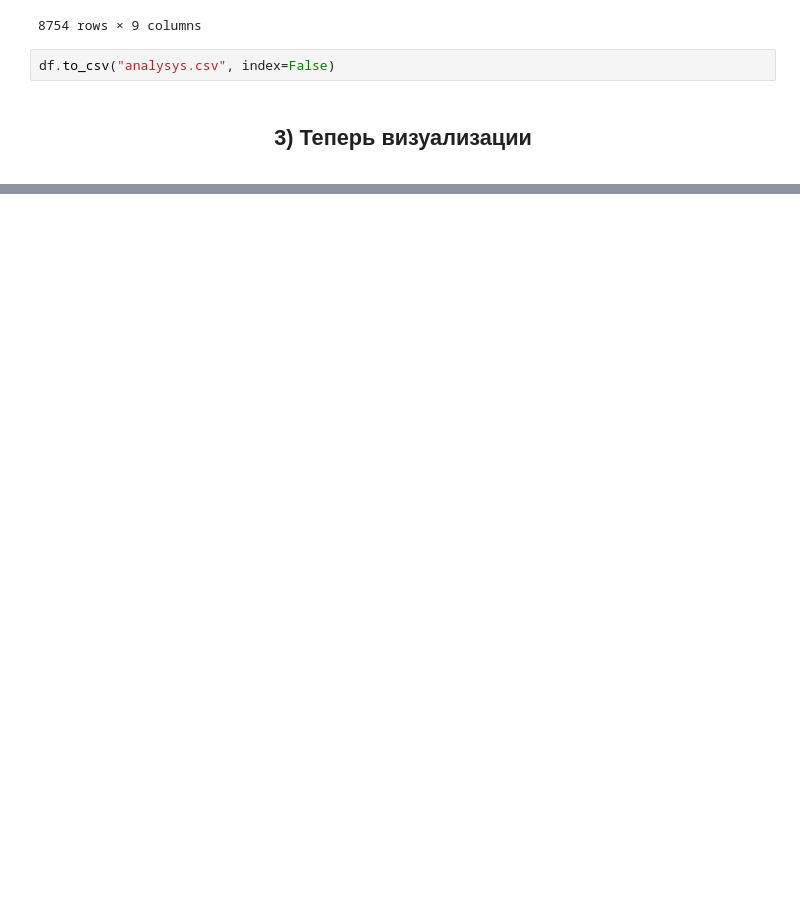
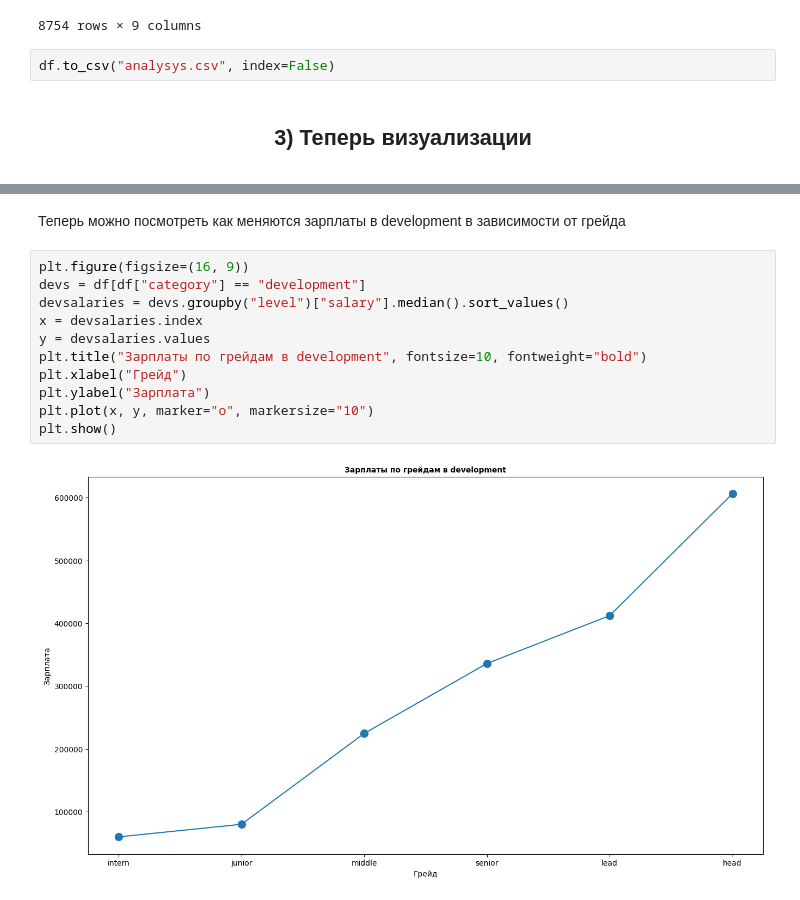
Before and after one commit to kmvitik/smadimo_group_project_2_scraping_api, a Jupyter notebook: analysys.ipynb, the cells around one changed output, grey strips where cells are left out. Drawn from its saved outputs; the diff is of its cells as text; blank space fills up the shorter version.

```diff
--- a/analysys.ipynb
+++ b/analysys.ipynb
@@ -663,0 +748,15 @@ df.to_csv("analysys.csv", index=False)
+# %% [markdown]
+Теперь можно посмотреть как меняются зарплаты в development в зависимости от грейда
+# %%
+plt.figure(figsize=(16, 9))
+devs = df[df["category"] == "development"]
+devsalaries = devs.groupby("level")["salary"].median().sort_values()
+x = devsalaries.index
+y = devsalaries.values
+plt.title("Зарплаты по грейдам в development", fontsize=10, fontweight="bold")
+plt.xlabel("Грейд")
+plt.ylabel("Зарплата")
+plt.plot(x, y, marker="o", markersize="10")
+plt.show()
+# %% [output]
+[figure, added]
```
Also changed, not shown: parts of 16 cells of this notebook.
